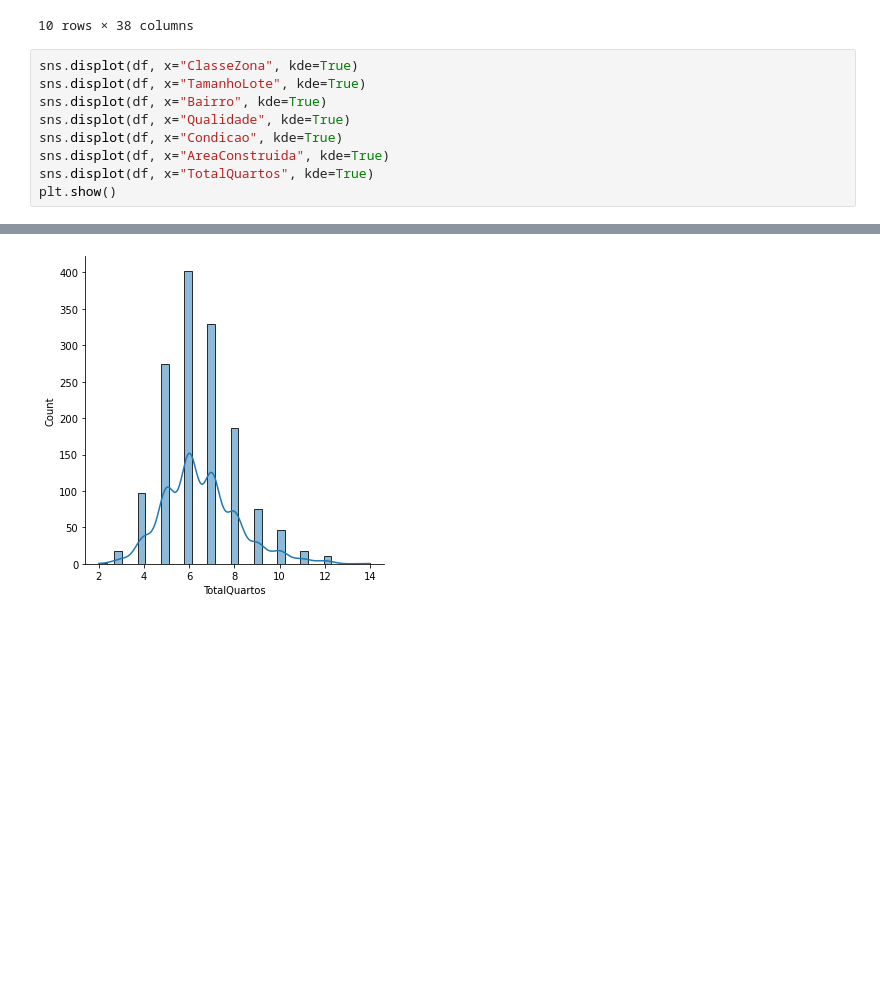
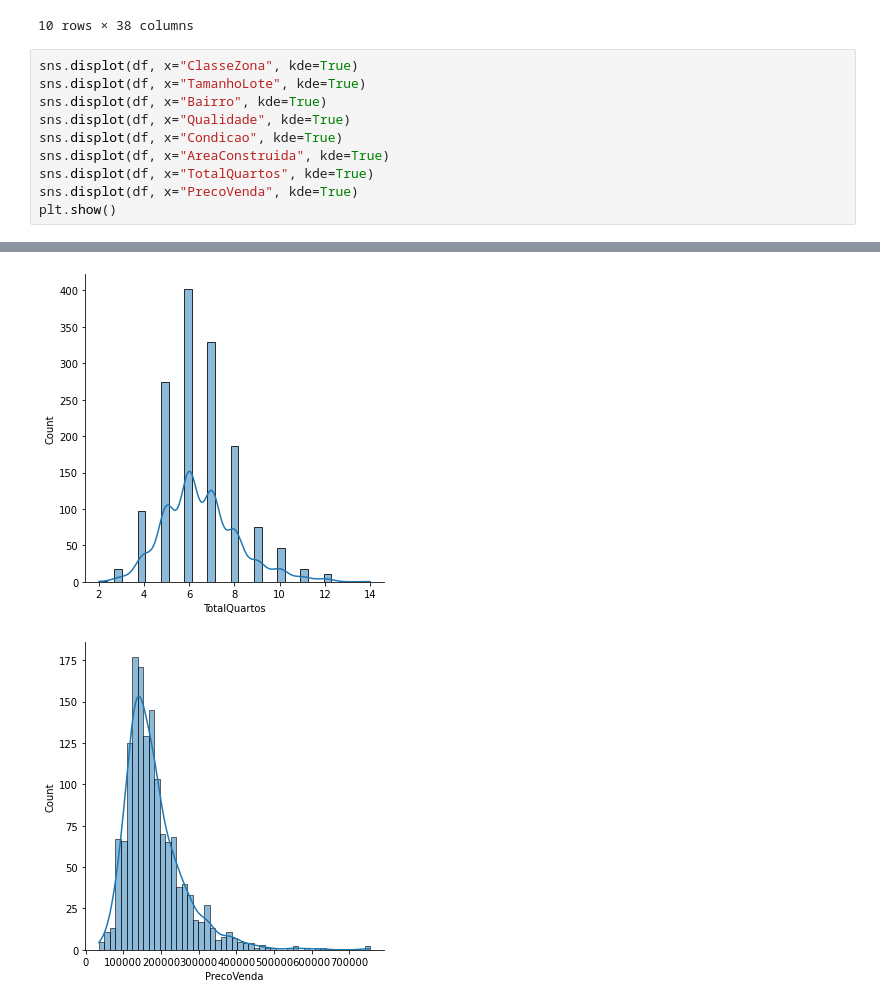
Before and after one commit to onemarcos/Tera-Jupyter-Notebook, a Jupyter notebook: Desafio - Regressão - Quinto Andar/Desafio-Regressao.ipynb, the cells around one changed output, grey strips where cells are left out. Cells and saved outputs as stored; diff of their text form; blank space fills up the shorter version.

```diff
--- a/Desafio - Regressão - Quinto Andar/Desafio-Regressao.ipynb
+++ b/Desafio - Regressão - Quinto Andar/Desafio-Regressao.ipynb
@@ -68,17 +92,19 @@ df.describe(percentiles = [.25, .5, .75, .95, .99]).round(2)
 # %%
 sns.displot(df, x="ClasseZona", kde=True)
 sns.displot(df, x="TamanhoLote", kde=True)
 sns.displot(df, x="Bairro", kde=True)
 sns.displot(df, x="Qualidade", kde=True)
 sns.displot(df, x="Condicao", kde=True)
 sns.displot(df, x="AreaConstruida", kde=True)
 sns.displot(df, x="TotalQuartos", kde=True)
+sns.displot(df, x="PrecoVenda", kde=True)
 plt.show()
 # %% [output]
 [figure]
 [figure]
 [figure]
 [figure]
 [figure]
 [figure]
 [figure]
+[figure, added]
```
Also changed, not shown: parts of 8 cells of this notebook.
